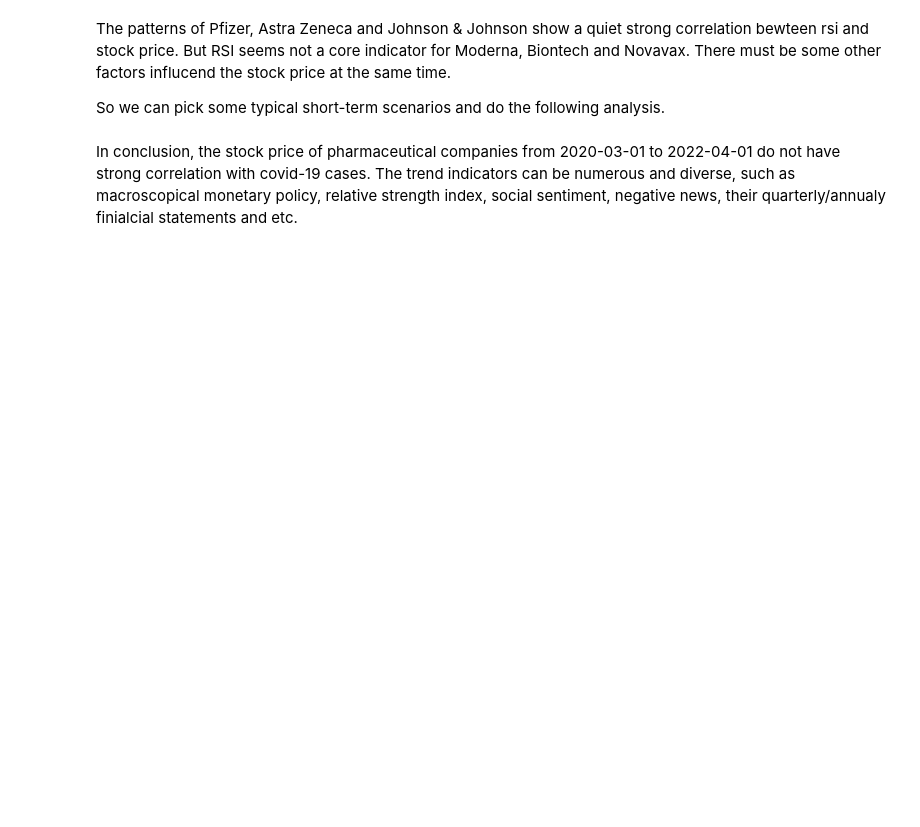
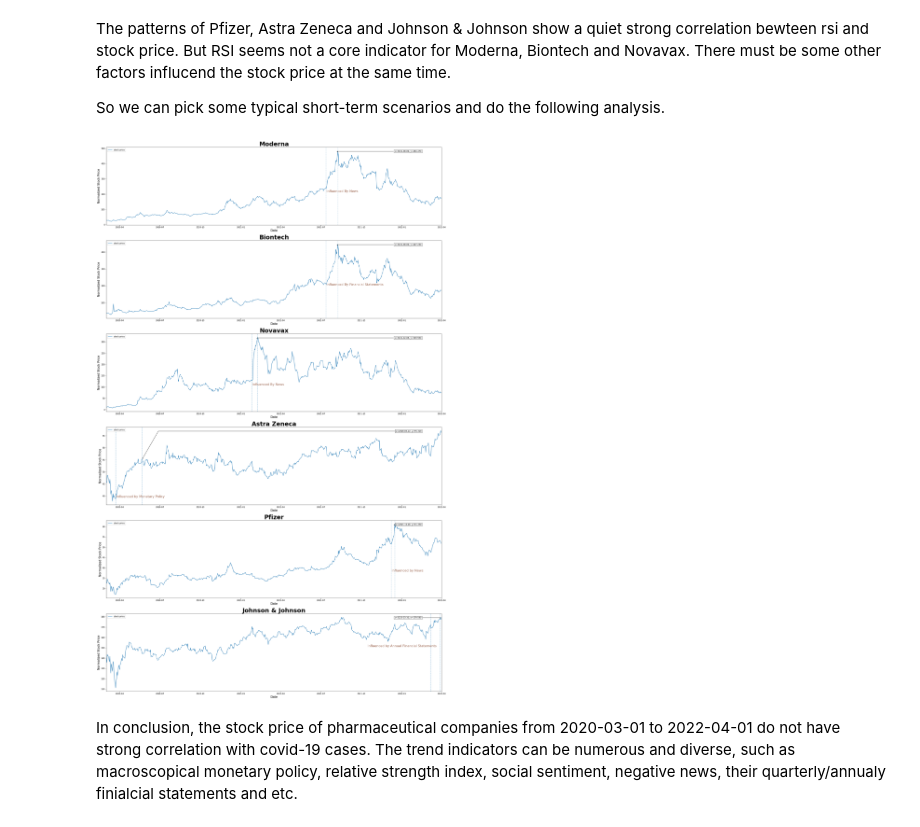
Before and after one commit to yyan17/SIADS-591, a Jupyter notebook: final_report/Vaccine Stock Analysis during the COVID-19 Pandemic.ipynb, the cells around one changed output. Saved outputs shown, nothing was run; the diff lists cells and outputs as text; code cells hidden in the pictures; blank space fills up the shorter version.

```diff
--- a/final_report/Vaccine Stock Analysis during the COVID-19 Pandemic.ipynb
+++ b/final_report/Vaccine Stock Analysis during the COVID-19 Pandemic.ipynb
@@ -501,7 +501,7 @@ The patterns of Pfizer, Astra Zeneca and Johnson & Johnson show a quiet strong c
 
 So we can pick some typical short-term scenarios and do the following analysis.
 # %%
-def set_chart_annotaion(x_line_annotation, x_text_annotation, x_line_annotation2, y_value, reason):
+def set_chart_annotation(x_line_annotation, x_text_annotation, x_line_annotation2, y_value, reason):
     ax[i].axvline(x=x_line_annotation, linestyle='dashed', alpha=0.5)
     ax[i].text(x=x_text_annotation, y=y_value, s=reason, alpha=0.7, color='#7E3517', fontsize=16)
     ax[i].axvline(x=x_line_annotation2, linestyle='dashed', alpha=0.5)
@@ -522,47 +522,49 @@ for i in range(len(single_rsi_dfs)):
     ax[i].set_xlabel('Date', size=15)
     ax[i].set_ylabel('Normalized Stock Price', size=15)
     if stock_name == 'moderna':
-        set_chart_annotaion(datetime.datetime(2021, 7, 13), datetime.datetime(2021, 7, 14),
+        set_chart_annotation(datetime.datetime(2021, 7, 13), datetime.datetime(2021, 7, 14),
                             datetime.datetime(2021, 8, 9), 212.940, 'Influenced By News')
 
     if stock_name == 'biontech':
-        set_chart_annotaion(datetime.datetime(2021, 7, 13), datetime.datetime(2021, 7, 14),
-                            datetime.datetime(2021, 8, 9), 201.230, 'Influenced By News')
+        set_chart_annotation(datetime.datetime(2021, 7, 13), datetime.datetime(2021, 7, 14),
+                            datetime.datetime(2021, 8, 9), 201.230, 'Influenced By Financial Statements')
 
     if stock_name == 'novavax':
-        set_chart_annotaion(datetime.datetime(2021, 1, 26), datetime.datetime(2021, 1, 27),
+        set_chart_annotation(datetime.datetime(2021, 1, 26), datetime.datetime(2021, 1, 27),
                             datetime.datetime(2021, 2, 8), 107.160, 'Influenced By News')
 
     if stock_name == "astra zeneca":
-        set_chart_annotaion(datetime.datetime(2020, 3, 23), datetime.datetime(2020, 3, 24),
+        set_chart_annotation(datetime.datetime(2020, 3, 23), datetime.datetime(2020, 3, 24),
                             datetime.datetime(2020, 5, 22), 39.360, 'Influenced by Monetary Policy')
 
     if stock_name == "pfizer":
-        set_chart_annotaion(datetime.datetime(2021, 12, 8), datetime.datetime(2021, 12, 9),
+        set_chart_annotation(datetime.datetime(2021, 12, 8), datetime.datetime(2021, 12, 9),
                             datetime.datetime(2021, 12, 16), 38.110, 'Influenced by News')
 
     if stock_name == "johnson & johnson":
-        set_chart_annotaion(datetime.datetime(2022, 3, 8), datetime.datetime(2021, 10, 15),
+        set_chart_annotation(datetime.datetime(2022, 3, 8), datetime.datetime(2021, 10, 15),
                             datetime.datetime(2022, 3, 29), 150.72, 'Influenced by Annual Financial Statements')
 
 
     xmax = x[np.argmax(y)].strftime("%Y-%m-%d")
     ymax = y.max()
     text= "x={}, y={:.3f}".format(xmax, ymax)
     if not ax[i]:
         ax=plt.gca()
     bbox_props = dict(boxstyle="square,pad=0.3", fc="w", ec="k", lw=0.72)
     arrowprops=dict(arrowstyle="->",connectionstyle="angle,angleA=0,angleB=60")
     kw = dict(xycoords='data',textcoords="axes fraction",
               arrowprops=arrowprops, bbox=bbox_props, ha="right", va="top")
 
     if stock_name == "astra zeneca":
         ax[i].annotate("x=2020-05-22, y=55.220", xy=('2020-05-22', 55.22), xytext=(0.94,0.96), **kw)
     else:
         ax[i].annotate(text, xy=(xmax, ymax), xytext=(0.94,0.96), **kw)
 
     ax[i].set_xlim([datetime.date(2020, 3, 2).strftime("%Y-%m-%d"), datetime.date(2022, 4, 1).strftime("%Y-%m-%d")])
 
 plt.show()
+# %% [output]
+[figure, added]
 # %% [markdown]
 In conclusion, the stock price of pharmaceutical companies from 2020-03-01 to 2022-04-01 do not have strong correlation with covid-19 cases. The trend indicators can be numerous and diverse, such as macroscopical monetary policy, relative strength index, social sentiment, negative news, their quarterly/annualy finialcial statements and etc.
```
Also changed, not shown: parts of 2 cells of this notebook, 2 other files.
